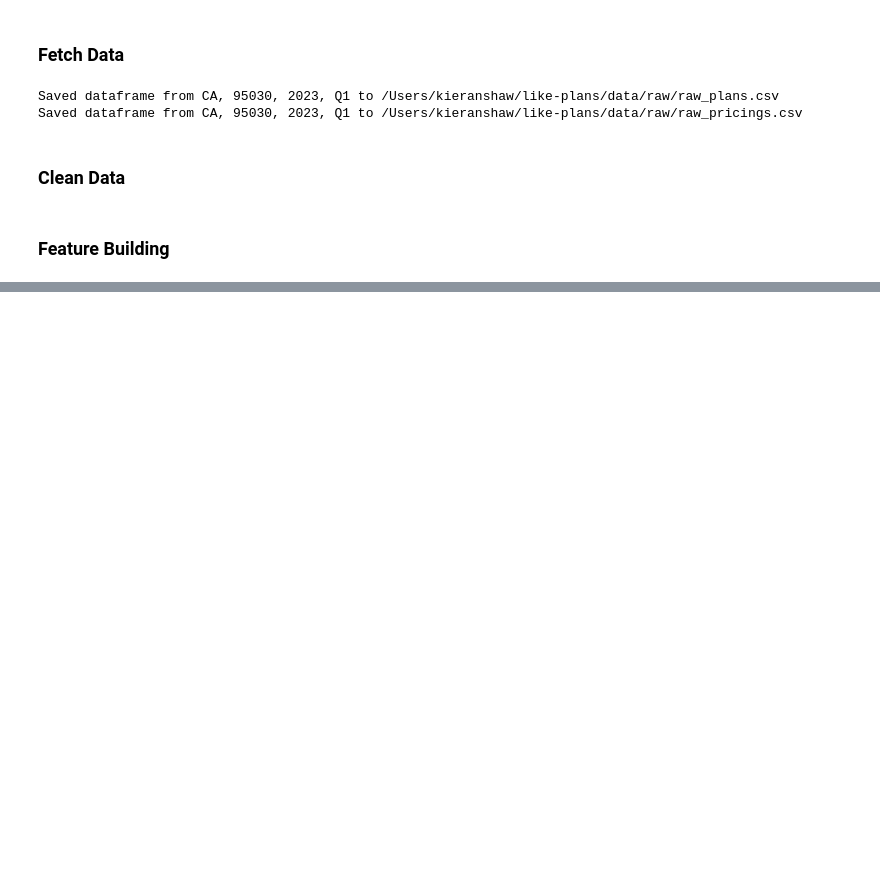
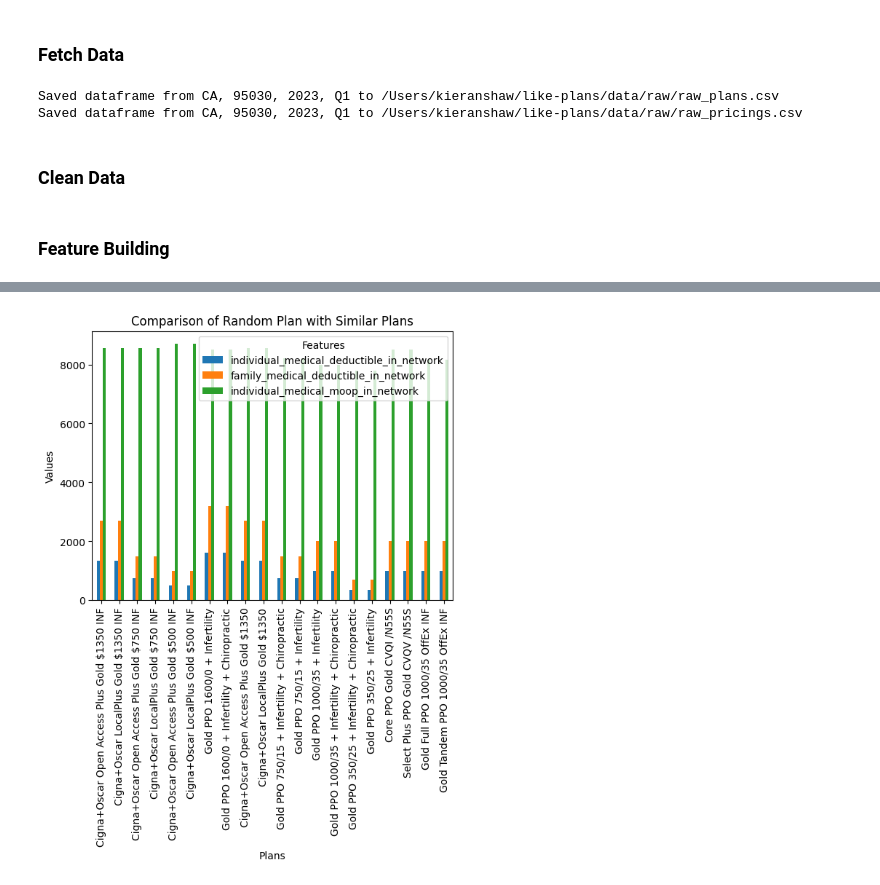
Before and after one commit to Kieran-Shaw/like-plans, a Jupyter notebook: src/main.ipynb, the cells around one changed output, grey strips where cells are left out. Cells and saved outputs as stored; diff of their text form; code cells hidden in the pictures; blank space fills up the shorter version.

```diff
--- a/src/main.ipynb
+++ b/src/main.ipynb
@@ -32,0 +43,6 @@ ppo_pos_cleaner.save_data(df=ppo_pos_cleaned_data)
+# %%
+fe = FeatureEngineer(df=ppo_pos_cleaned_df, exclude_cols=["carrier_name","name","id"])
+transformed_array = fe.fit_transform()
+# %%
+model = MedicalPlanSimilarityModel(ppo_pos_cleaned_df, transformed_array, metric='cosine', n_neighbors=10)
+random_plan, similar_plans = model.fit()
@@ -32,0 +68,26 @@ ppo_pos_cleaner.save_data(df=ppo_pos_cleaned_data)
+# %%
+# Assuming `transformed_array` is the array you used to fit the NearestNeighbors model
+specific_plan_features = transformed_array[random_plan_index].reshape(1, -1)
+
+# Find the nearest neighbors
+distances, indices = model.kneighbors(specific_plan_features)
+# %%
+similar_plans_indices = indices.flatten()[1:]  # Exclude the first index (the plan itself)
+similar_plans_df = ppo_pos_cleaned_df.iloc[similar_plans_indices]
+# %%
+import matplotlib.pyplot as plt
+comparison_df = pd.concat([random_plan_df, similar_plans_df])
+
+features_to_compare = ['individual_medical_deductible_in_network', 'family_medical_deductible_in_network', 'individual_medical_moop_in_network']  # Replace with actual features
+
+plan_names = [random_plan_df['name'].iloc[0]] + similar_plans_df['name'].tolist()
+
+comparison_df[features_to_compare].plot(kind='bar')
+plt.title('Comparison of Random Plan with Similar Plans')
+plt.xlabel('Plans')
+plt.ylabel('Values')
+plt.xticks(ticks=np.arange(len(comparison_df)), labels=plan_names)
+plt.legend(title='Features')
+plt.show()
+# %% [output]
+[figure, added]
```
Also changed, not shown: parts of 12 cells of this notebook, 8 other files.
